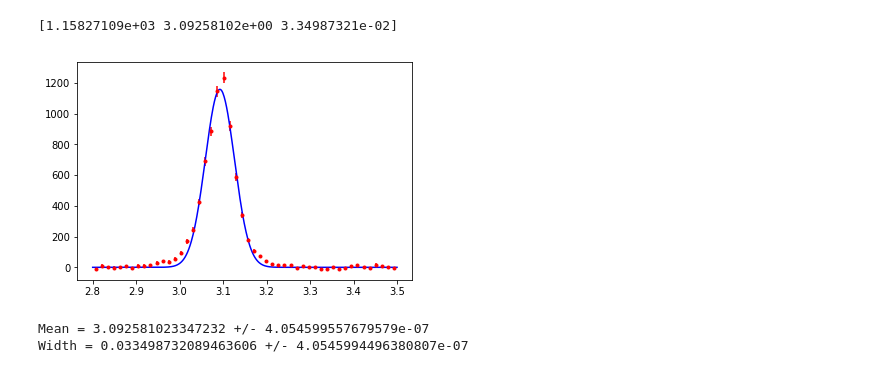
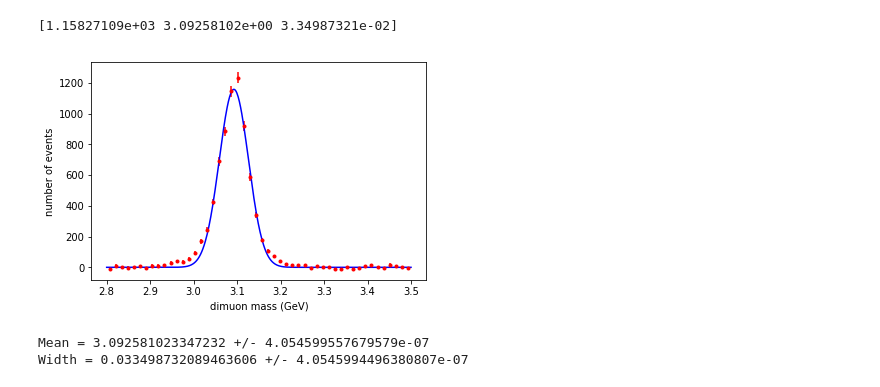
Before and after one commit to bethel-physics/ParticleDiscoveryLab, a Jupyter notebook: PythonAnalysis/MuonAnalysis_solutions.ipynb, the cells around one changed output. Saved outputs shown, nothing was run; the diff lists cells and outputs as text; code cells hidden in the pictures.

Commit message:
fix plot labels

```diff
--- a/PythonAnalysis/MuonAnalysis_solutions.ipynb
+++ b/PythonAnalysis/MuonAnalysis_solutions.ipynb
@@ -299,14 +301,16 @@ print gausParams
 # %%
 # Plot the fitted function on top of your signal distribution
 # (tip: use many more x-axis values for smoothness!)
 xGaus = np.linspace(Min,Max,501).tolist()
 
 plt.figure()
 plt.errorbar(massCenters, signalCounts, yerr=signalErrors, fmt='r.',ecolor='r')
 plt.plot(xGaus, Gaus(xGaus,*gausParams), 'b')
+plt.xlabel('dimuon mass (GeV)')
+plt.ylabel('number of events')
 plt.show()
 # %% [output]
-[figure, old version]
+[figure, new version]
 # %%
 # Print out the mean and width of your curve with uncertainties
 print "Mean =",gausParams[1],"+/-",gausUncerts[1][1]
```
Also changed, not shown: parts of 2 cells of this notebook.
